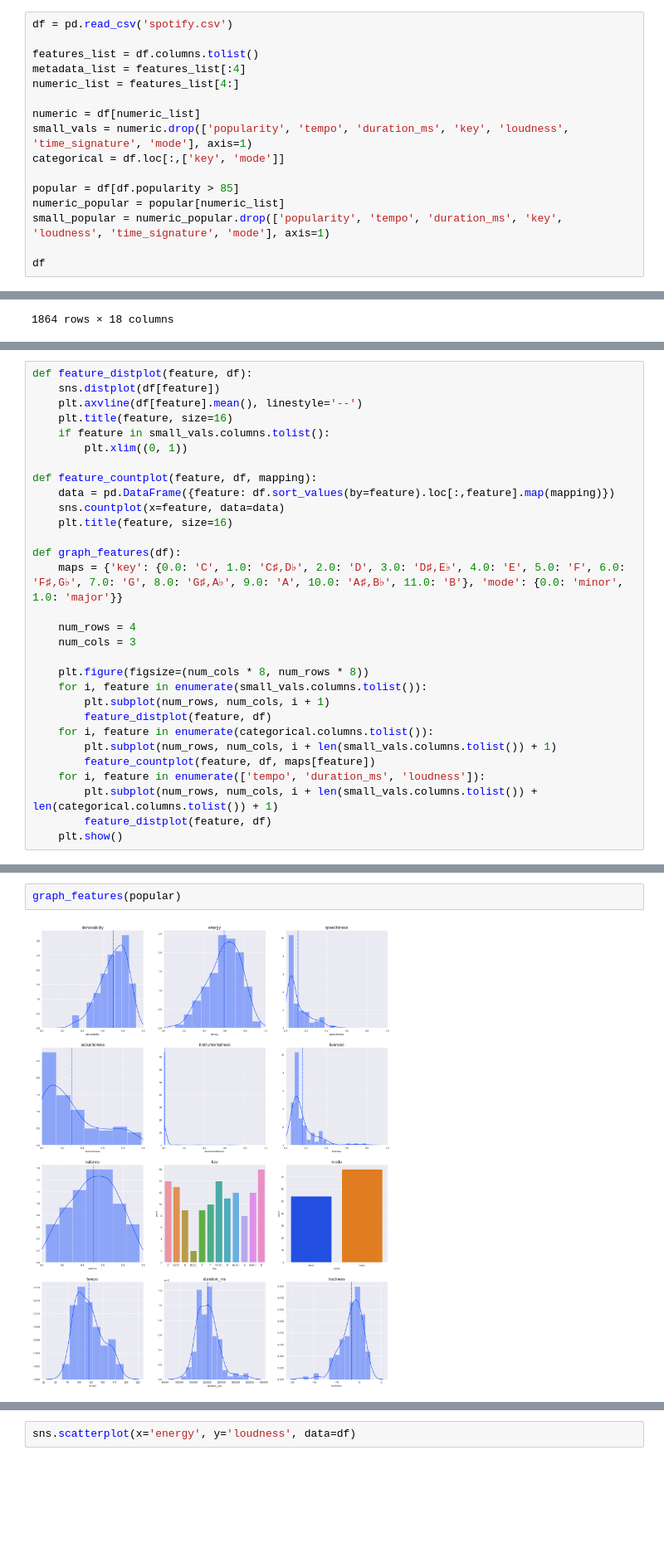
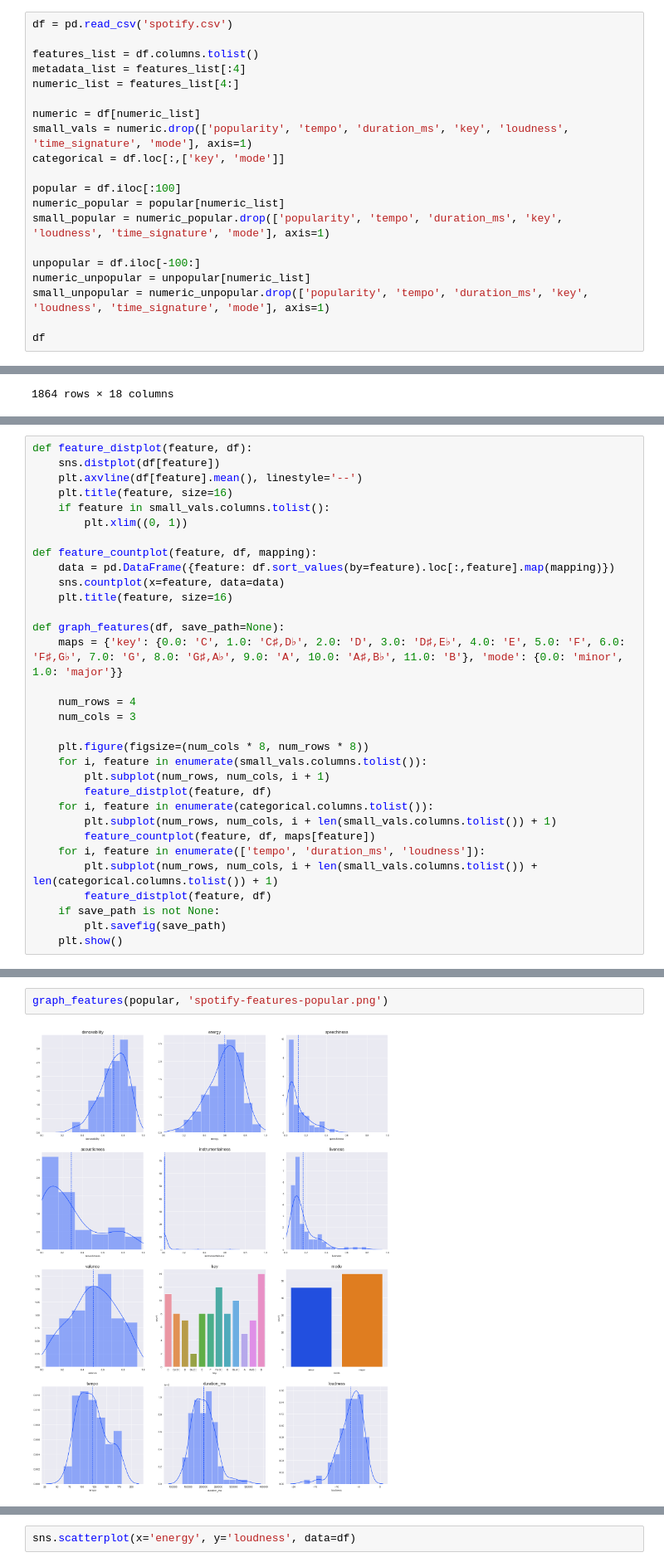
Before and after one commit to arnavthareja/music-analysis, a Jupyter notebook: spotify-analysis.ipynb, the cells around one changed output, grey strips where cells are left out. Shown at 83% size. Drawn from its saved outputs; the diff is of its cells as text; blank space fills up the shorter version.

Commit message:
Analyze unpopular songs and save feature graphs as images

```diff
--- a/spotify-analysis.ipynb
+++ b/spotify-analysis.ipynb
@@ -14,10 +14,14 @@ numeric = df[numeric_list]
 small_vals = numeric.drop(['popularity', 'tempo', 'duration_ms', 'key', 'loudness', 'time_signature', 'mode'], axis=1)
 categorical = df.loc[:,['key', 'mode']]
 
-popular = df[df.popularity > 85]
+popular = df.iloc[:100]
 numeric_popular = popular[numeric_list]
 small_popular = numeric_popular.drop(['popularity', 'tempo', 'duration_ms', 'key', 'loudness', 'time_signature', 'mode'], axis=1)
 
+unpopular = df.iloc[-100:]
+numeric_unpopular = unpopular[numeric_list]
+small_unpopular = numeric_unpopular.drop(['popularity', 'tempo', 'duration_ms', 'key', 'loudness', 'time_signature', 'mode'], axis=1)
+
 df
 # %% [output]
 |  | artist | name | id | release_date | popularity | danceability | energy | key | loudness | ... |
@@ -92,7 +122,7 @@ def feature_countplot(feature, df, mapping):
     sns.countplot(x=feature, data=data)
     plt.title(feature, size=16)
 
-def graph_features(df):
+def graph_features(df, save_path=None):
     maps = {'key': {0.0: 'C', 1.0: 'C♯,D♭', 2.0: 'D', 3.0: 'D♯,E♭', 4.0: 'E', 5.0: 'F', 6.0: 'F♯,G♭', 7.0: 'G', 8.0: 'G♯,A♭', 9.0: 'A', 10.0: 'A♯,B♭', 11.0: 'B'}, 'mode': {0.0: 'minor', 1.0: 'major'}}
 
     num_rows = 4
@@ -108,5 +138,7 @@ def graph_features(df):
     for i, feature in enumerate(['tempo', 'duration_ms', 'loudness']):
         plt.subplot(num_rows, num_cols, i + len(small_vals.columns.tolist()) + len(categorical.columns.tolist()) + 1)
         feature_distplot(feature, df)
+    if save_path is not None:
+        plt.savefig(save_path)
     plt.show()
 # %%
@@ -114,6 +146,6 @@ graph_features(df)
 # %% [output]
 [figure]
 # %%
-graph_features(popular)
+graph_features(popular, 'spotify-features-popular.png')
 # %% [output]
-[figure, old version]
+[figure, new version]
```
Also changed, not shown: parts of 6 cells of this notebook, 3 other files.
